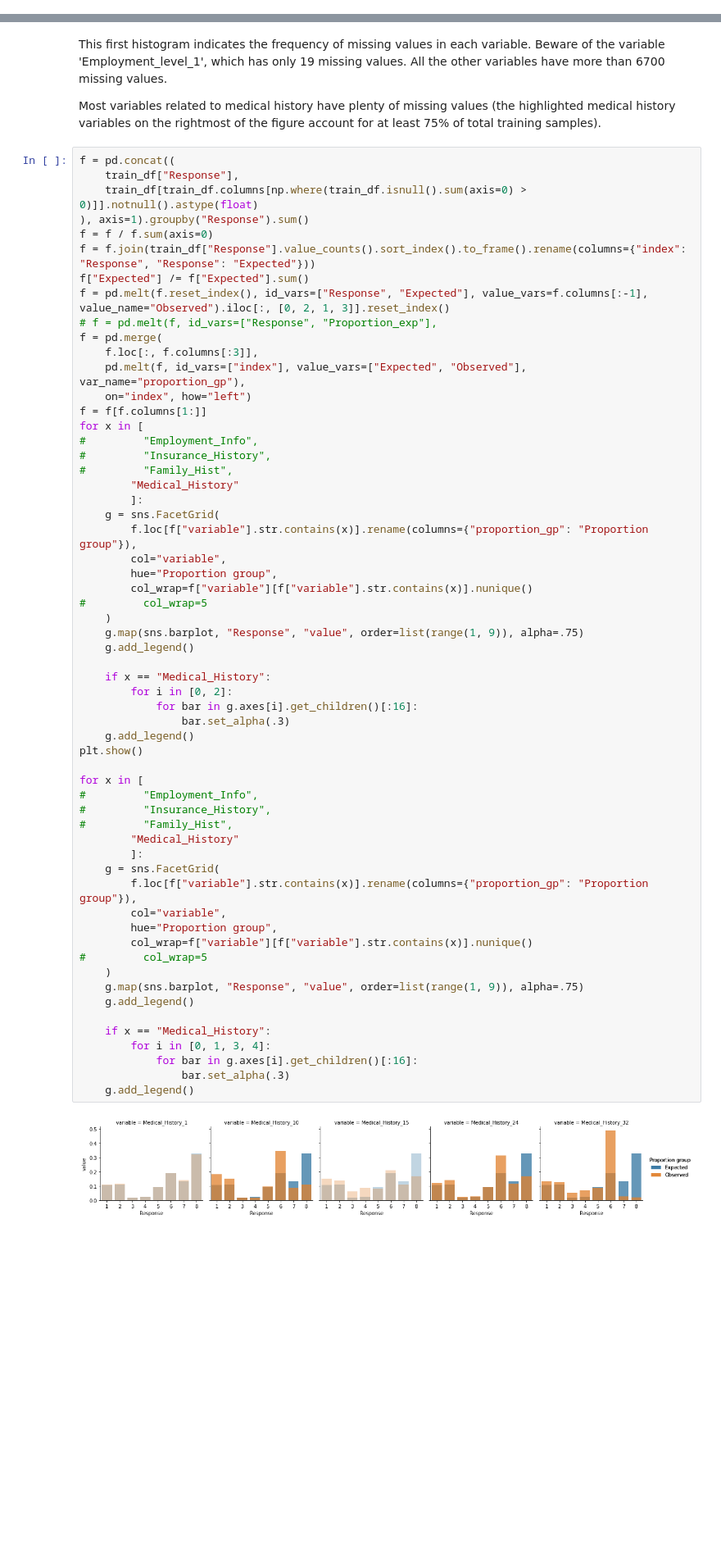
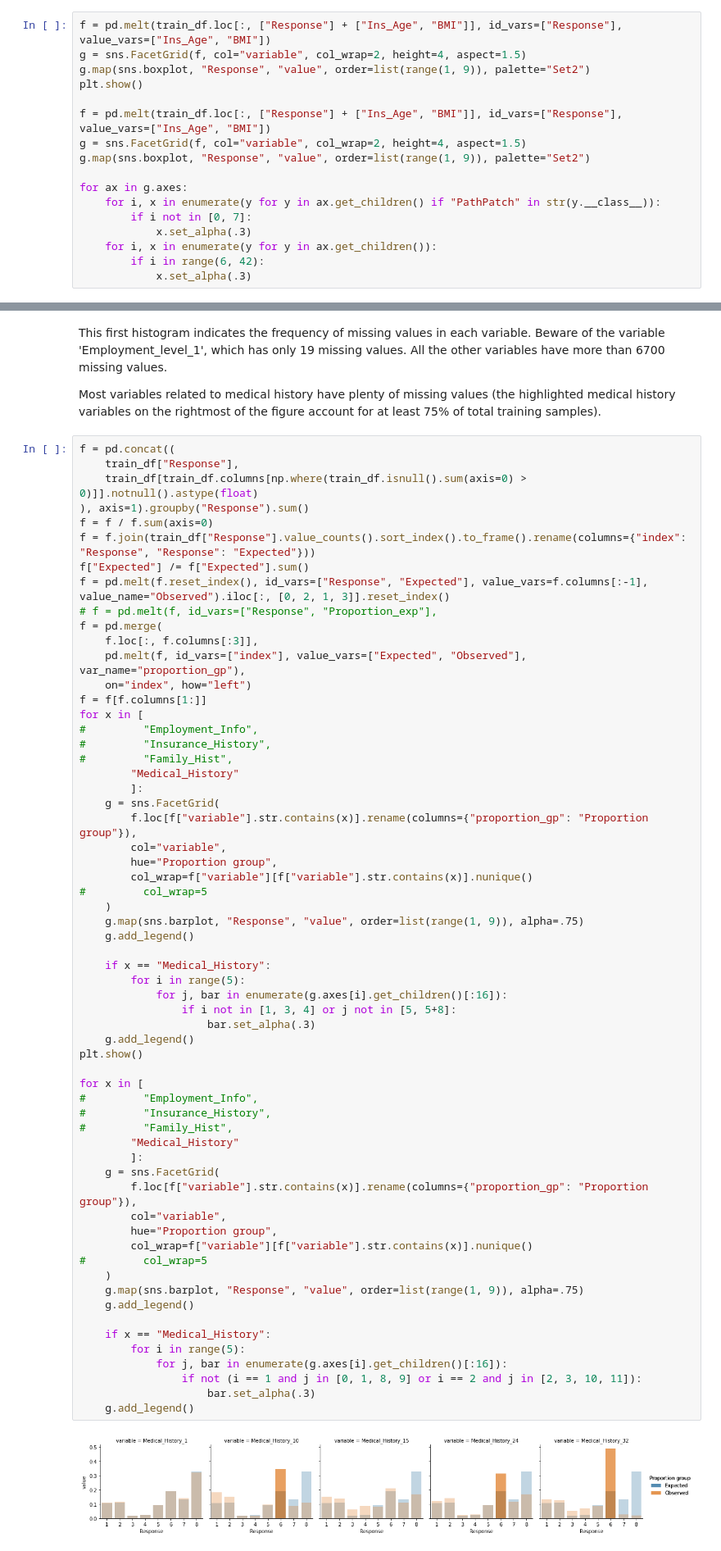
Before and after one commit to m2ng/hangseng-case, a Jupyter notebook: nb/analysis.ipynb, the cells around one changed output, grey strips where cells are left out. Shown: that part at 82% size. Drawn from its saved outputs; the diff is of its cells as text; blank space fills up the shorter version.

```diff
--- a/nb/analysis.ipynb
+++ b/nb/analysis.ipynb
@@ -69,3 +68,20 @@ for g in g.get_children()[2:4]:
 [figure]
 # %% [markdown]
 There are around 1000 to 1250 responses for risk levels 3 to 4. The majority has risk level 8. If the variable 'Response' is an ordinal variable, it is reasonable to assume that risk level 1 is the highest risk level and risk level 8 is the lowest risk level.
+# %%
+f = pd.melt(train_df.loc[:, ["Response"] + ["Ins_Age", "BMI"]], id_vars=["Response"], value_vars=["Ins_Age", "BMI"])
+g = sns.FacetGrid(f, col="variable", col_wrap=2, height=4, aspect=1.5)
+g.map(sns.boxplot, "Response", "value", order=list(range(1, 9)), palette="Set2")
+plt.show()
+
+f = pd.melt(train_df.loc[:, ["Response"] + ["Ins_Age", "BMI"]], id_vars=["Response"], value_vars=["Ins_Age", "BMI"])
+g = sns.FacetGrid(f, col="variable", col_wrap=2, height=4, aspect=1.5)
+g.map(sns.boxplot, "Response", "value", order=list(range(1, 9)), palette="Set2")
+
+for ax in g.axes:
+    for i, x in enumerate(y for y in ax.get_children() if "PathPatch" in str(y.__class__)):
+        if i not in [0, 7]:
+            x.set_alpha(.3)
+    for i, x in enumerate(y for y in ax.get_children()):
+        if i in range(6, 42):
+            x.set_alpha(.3)
@@ -145,37 +194,39 @@ for x in [
         hue="Proportion group",
         col_wrap=f["variable"][f["variable"].str.contains(x)].nunique()
 #         col_wrap=5
     )
     g.map(sns.barplot, "Response", "value", order=list(range(1, 9)), alpha=.75)
     g.add_legend()
 
     if x == "Medical_History":
-        for i in [0, 2]:
-            for bar in g.axes[i].get_children()[:16]:
-                bar.set_alpha(.3)
+        for i in range(5):
+            for j, bar in enumerate(g.axes[i].get_children()[:16]):
+                if i not in [1, 3, 4] or j not in [5, 5+8]:
+                    bar.set_alpha(.3)
     g.add_legend()
 plt.show()
 
 for x in [
 #         "Employment_Info",
 #         "Insurance_History",
 #         "Family_Hist",
         "Medical_History"
         ]:
     g = sns.FacetGrid(
         f.loc[f["variable"].str.contains(x)].rename(columns={"proportion_gp": "Proportion group"}),
         col="variable",
         hue="Proportion group",
         col_wrap=f["variable"][f["variable"].str.contains(x)].nunique()
 #         col_wrap=5
     )
     g.map(sns.barplot, "Response", "value", order=list(range(1, 9)), alpha=.75)
     g.add_legend()
 
     if x == "Medical_History":
-        for i in [0, 1, 3, 4]:
-            for bar in g.axes[i].get_children()[:16]:
-                bar.set_alpha(.3)
+        for i in range(5):
+            for j, bar in enumerate(g.axes[i].get_children()[:16]):
+                if not (i == 1 and j in [0, 1, 8, 9] or i == 2 and j in [2, 3, 10, 11]):
+                    bar.set_alpha(.3)
     g.add_legend()
 # %% [output]
-[figure, old version]
+[figure, new version]
```
Also changed, not shown: parts of 21 cells of this notebook.
